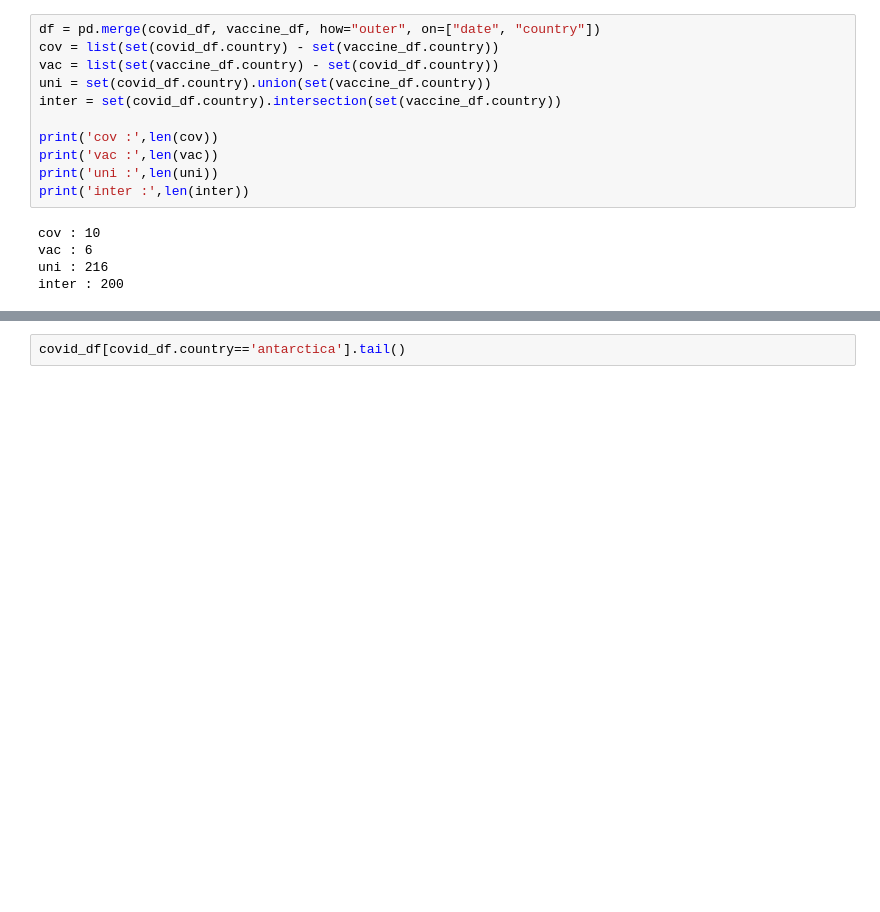
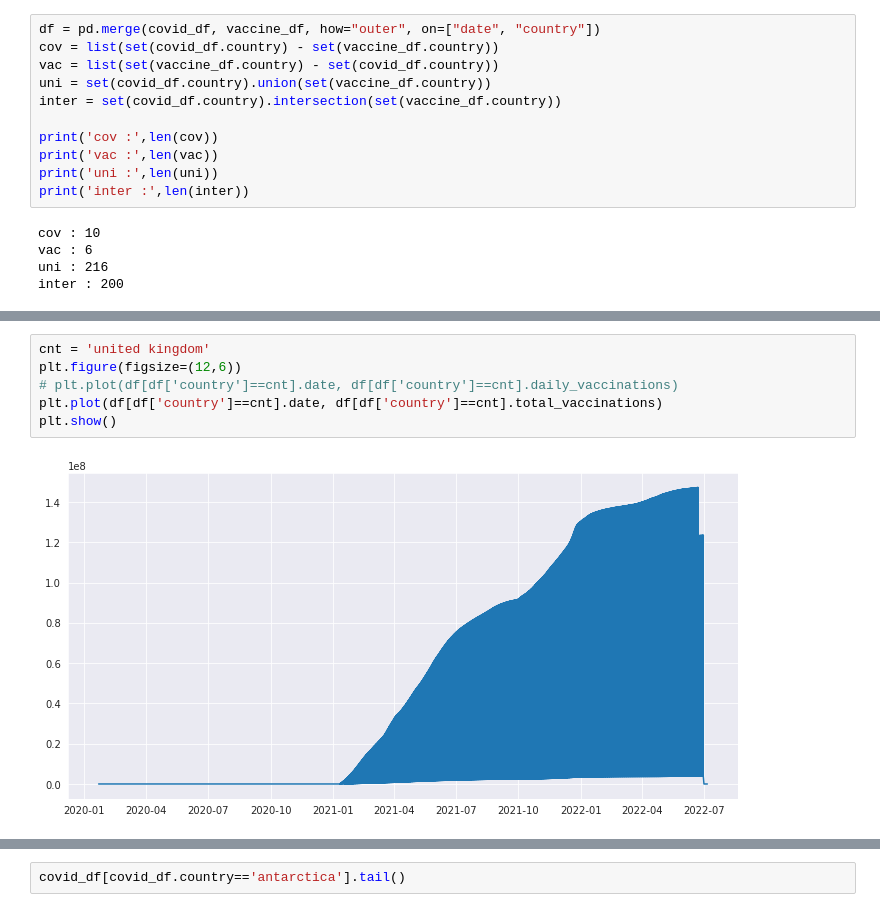
Before and after one commit to Akashkunwar/dscodes, a Jupyter notebook: cases_vaccination.ipynb, the cells around one changed output, grey strips where cells are left out. Cells and saved outputs as stored; diff of their text form; blank space fills up the shorter version.

```diff
--- a/cases_vaccination.ipynb
+++ b/cases_vaccination.ipynb
@@ -335 +388,9 @@ df[df.country=='india']
+# %%
+cnt = 'united kingdom'
+plt.figure(figsize=(12,6))
+# plt.plot(df[df['country']==cnt].date, df[df['country']==cnt].daily_vaccinations)
+plt.plot(df[df['country']==cnt].date, df[df['country']==cnt].total_vaccinations)
+plt.show()
+# %% [output]
+[figure, added]
 # %%
```
Also changed, not shown: parts of 6 cells of this notebook.
